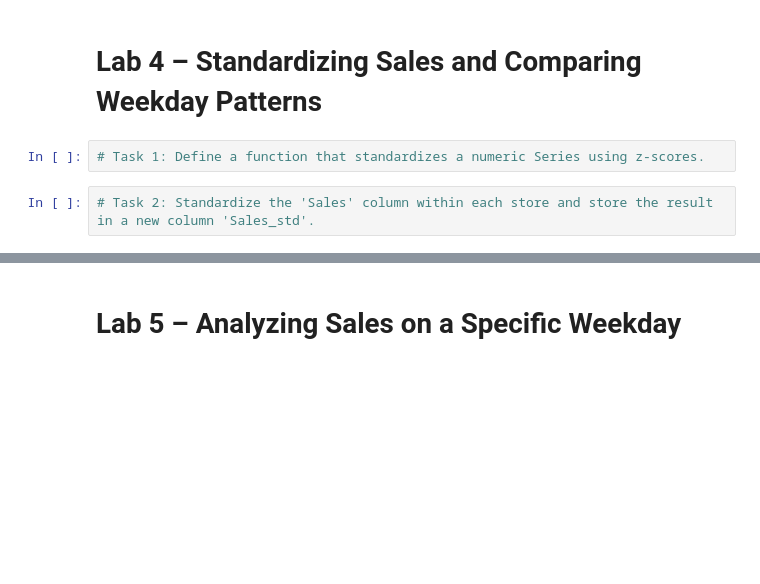
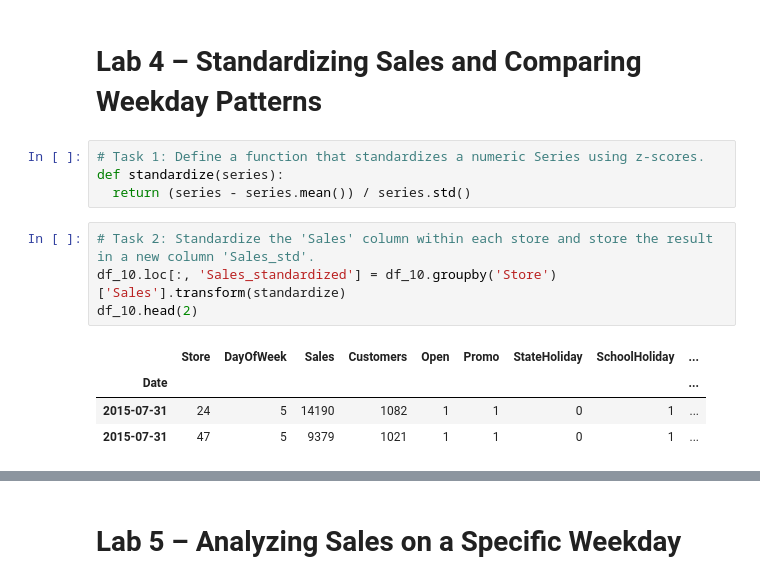
Before and after one commit to nurcoz/Udemy_time_series, a Jupyter notebook: Lab 3 - Starter.ipynb, the cells around one changed output, grey strips where cells are left out. Drawn from its saved outputs; the diff is of its cells as text; blank space fills up the shorter version.

```diff
--- a/Lab 3 - Starter.ipynb
+++ b/Lab 3 - Starter.ipynb
@@ -182,7 +182,16 @@ df_10.groupby([df_10.index.dayofweek,'Store'])['Sales'].mean().unstack().plot()
 # Lab 4 – Standardizing Sales and Comparing Weekday Patterns
 # %%
 # Task 1: Define a function that standardizes a numeric Series using z-scores.
+def standardize(series):
+  return (series - series.mean()) / series.std()
 # %%
 # Task 2: Standardize the 'Sales' column within each store and store the result in a new column 'Sales_std'.
+df_10.loc[:, 'Sales_standardized'] = df_10.groupby('Store')['Sales'].transform(standardize)
+df_10.head(2)
+# %% [output]
+|  | Store | DayOfWeek | Sales | Customers | Open | Promo | StateHoliday | SchoolHoliday | ... |
+| Date |  |  |  |  |  |  |  |  | ... |
+| 2015-07-31 | 24 | 5 | 14190 | 1082 | 1 | 1 | 0 | 1 | ... |
+| 2015-07-31 | 47 | 5 | 9379 | 1021 | 1 | 1 | 0 | 1 | ... |
 # %%
 # Task 3: Compute the mean of standardized sales per weekday and per store.
```
Also changed, not shown: parts of 2 cells of this notebook.
